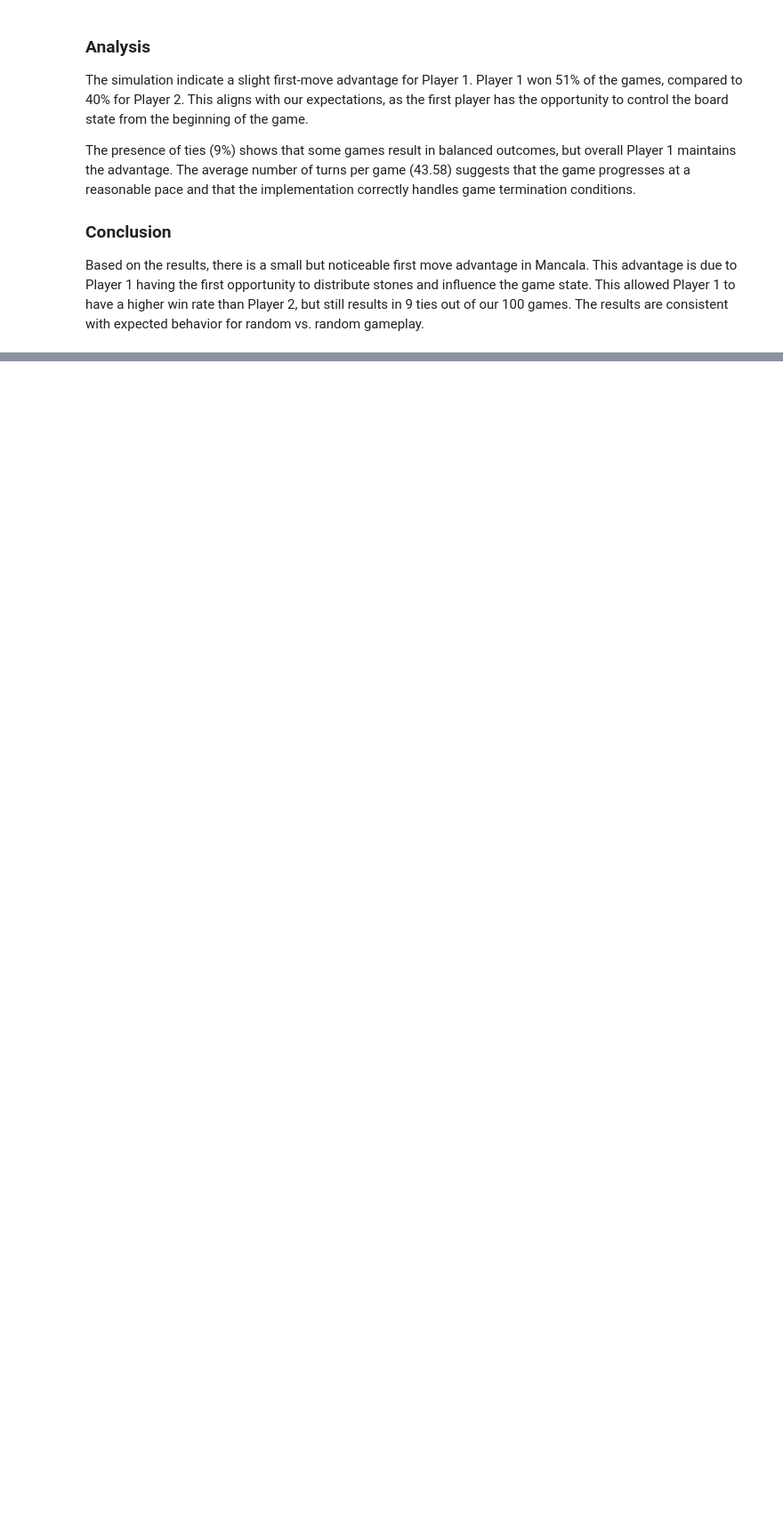
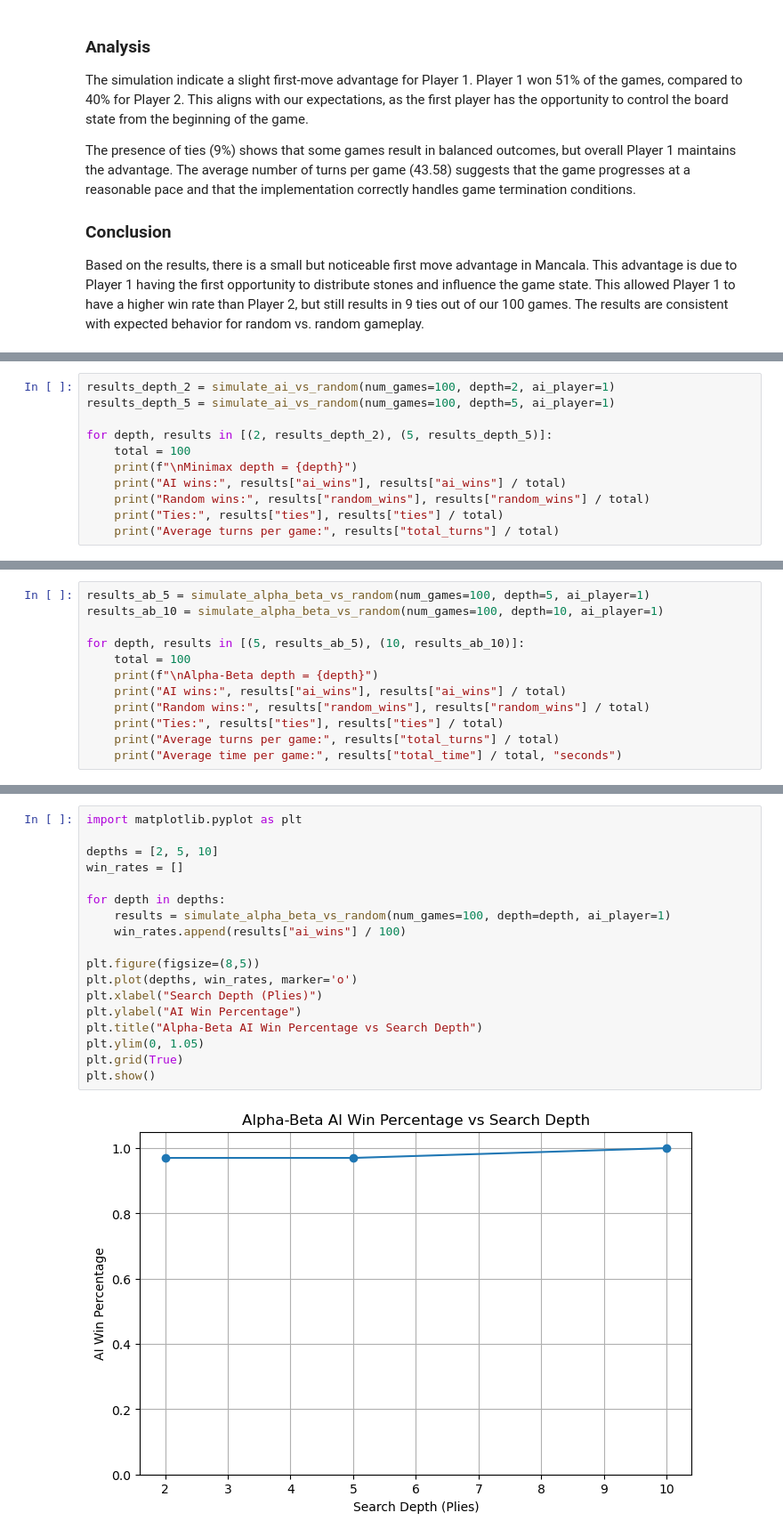
Before and after one commit to ProofLion/3202-Mancala-Project, a Jupyter notebook: 3202_Mancala_Project.ipynb, the cells around one changed output, grey strips where cells are left out. Shown at 89% size. Saved outputs shown, nothing was run; the diff lists cells and outputs as text; blank space fills up the shorter version.

```diff
--- a/3202_Mancala_Project.ipynb
+++ b/3202_Mancala_Project.ipynb
@@ -435,0 +553,11 @@ Based on the results, there is a small but noticeable first move advantage in Ma
+# %%
+results_depth_2 = simulate_ai_vs_random(num_games=100, depth=2, ai_player=1)
+results_depth_5 = simulate_ai_vs_random(num_games=100, depth=5, ai_player=1)
+
+for depth, results in [(2, results_depth_2), (5, results_depth_5)]:
+    total = 100
+    print(f"\nMinimax depth = {depth}")
+    print("AI wins:", results["ai_wins"], results["ai_wins"] / total)
+    print("Random wins:", results["random_wins"], results["random_wins"] / total)
+    print("Ties:", results["ties"], results["ties"] / total)
+    print("Average turns per game:", results["total_turns"] / total)
@@ -435,0 +687,12 @@ Based on the results, there is a small but noticeable first move advantage in Ma
+# %%
+results_ab_5 = simulate_alpha_beta_vs_random(num_games=100, depth=5, ai_player=1)
+results_ab_10 = simulate_alpha_beta_vs_random(num_games=100, depth=10, ai_player=1)
+
+for depth, results in [(5, results_ab_5), (10, results_ab_10)]:
+    total = 100
+    print(f"\nAlpha-Beta depth = {depth}")
+    print("AI wins:", results["ai_wins"], results["ai_wins"] / total)
+    print("Random wins:", results["random_wins"], results["random_wins"] / total)
+    print("Ties:", results["ties"], results["ties"] / total)
+    print("Average turns per game:", results["total_turns"] / total)
+    print("Average time per game:", results["total_time"] / total, "seconds")
@@ -435,0 +769,20 @@ Based on the results, there is a small but noticeable first move advantage in Ma
+# %%
+import matplotlib.pyplot as plt
+
+depths = [2, 5, 10]
+win_rates = []
+
+for depth in depths:
+    results = simulate_alpha_beta_vs_random(num_games=100, depth=depth, ai_player=1)
+    win_rates.append(results["ai_wins"] / 100)
+
+plt.figure(figsize=(8,5))
+plt.plot(depths, win_rates, marker='o')
+plt.xlabel("Search Depth (Plies)")
+plt.ylabel("AI Win Percentage")
+plt.title("Alpha-Beta AI Win Percentage vs Search Depth")
+plt.ylim(0, 1.05)
+plt.grid(True)
+plt.show()
+# %% [output]
+[figure, added]
```
Also changed, not shown: parts of 21 cells of this notebook, 1 other file.
